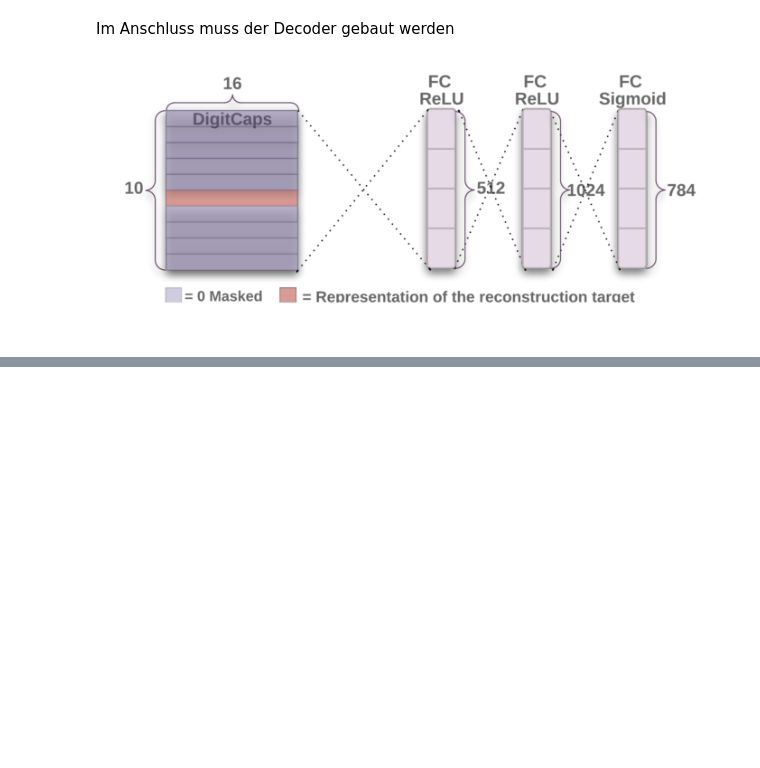
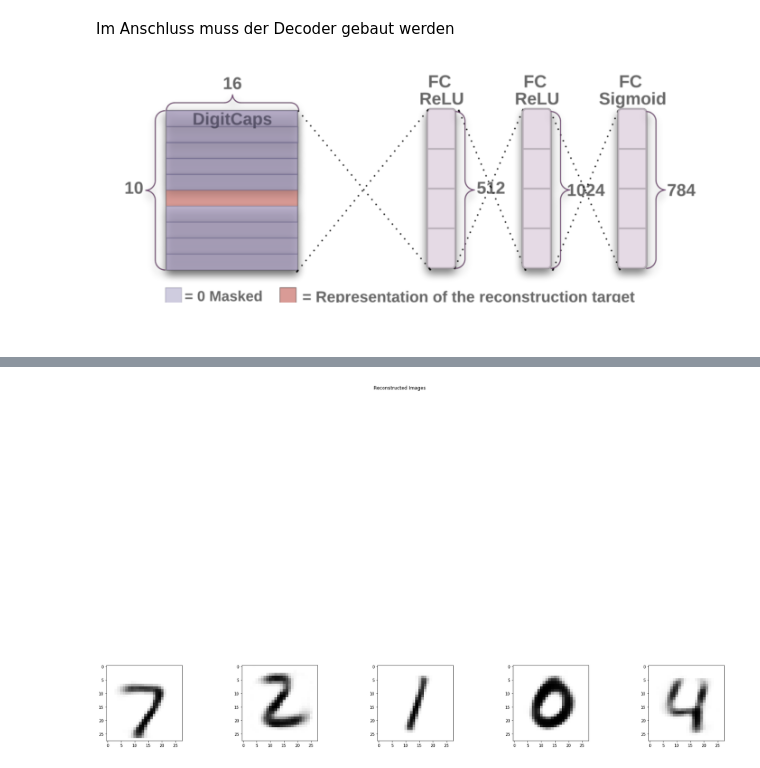
Before and after one commit to marceljahnke/CapsNet, a Jupyter notebook: CapsuleNetwork.ipynb, the cells around one changed output, grey strips where cells are left out. Saved outputs shown, nothing was run; the diff lists cells and outputs as text; code cells hidden in the pictures; blank space fills up the shorter version.

```diff
--- a/CapsuleNetwork.ipynb
+++ b/CapsuleNetwork.ipynb
@@ -249,0 +237,11 @@ result shape
+# %%
+fig, axs = plt.subplots(1,5)
+fig.suptitle('Reconstructed Images')
+fig.tight_layout()
+fig.set_figheight(25)
+fig.set_figwidth(25)
+
+for i in range(0,5):
+    axs[i].imshow(image_predicted[i].reshape(28,28), cmap='binary')
+# %% [output]
+[figure, added]
```
Also changed, not shown: parts of 6 cells of this notebook.
